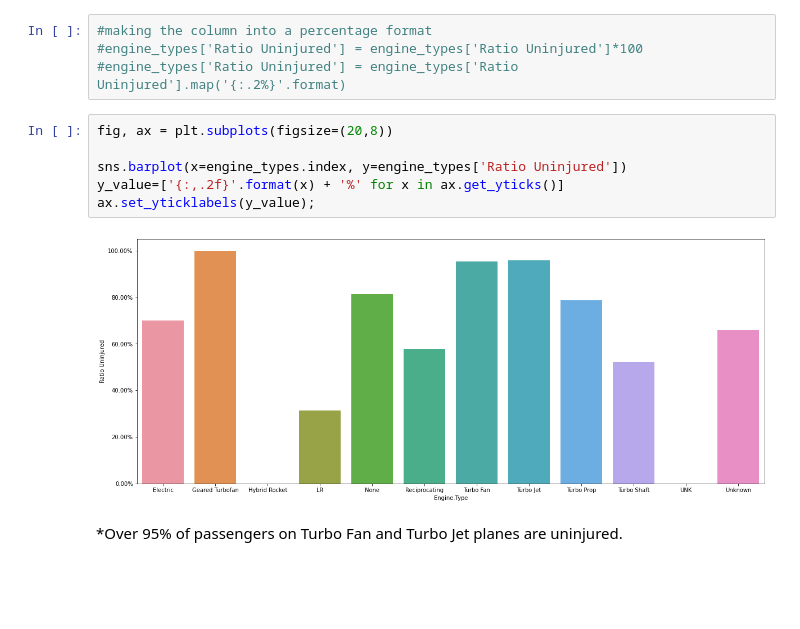
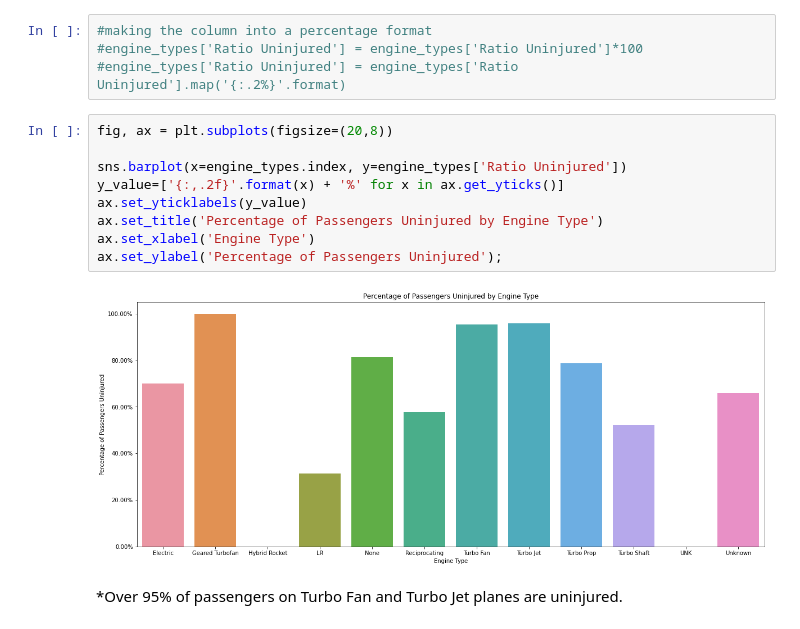
Before and after one commit to ahendricks2/dsc-phase-1-project-v3, a Jupyter notebook: kendall -2 .ipynb, the cells around one changed output. Cells and saved outputs as stored; diff of their text form; blank space fills up the shorter version.

```diff
--- a/kendall -2 .ipynb
+++ b/kendall -2 .ipynb
@@ -256,11 +259,14 @@ engine_types['Ratio Uninjured'] = engine_types['Ratio Uninjured']*100
 # %%
 fig, ax = plt.subplots(figsize=(20,8))
 
 sns.barplot(x=engine_types.index, y=engine_types['Ratio Uninjured'])
 y_value=['{:,.2f}'.format(x) + '%' for x in ax.get_yticks()]
-ax.set_yticklabels(y_value);
+ax.set_yticklabels(y_value)
+ax.set_title('Percentage of Passengers Uninjured by Engine Type')
+ax.set_xlabel('Engine Type')
+ax.set_ylabel('Percentage of Passengers Uninjured');
 # %% [output]
-[figure, old version]
+[figure, new version]
 # %% [markdown]
 *Over 95% of passengers on Turbo Fan and Turbo Jet planes are uninjured.
 # %% [markdown]
```
Also changed, not shown: parts of 50 cells of this notebook.
